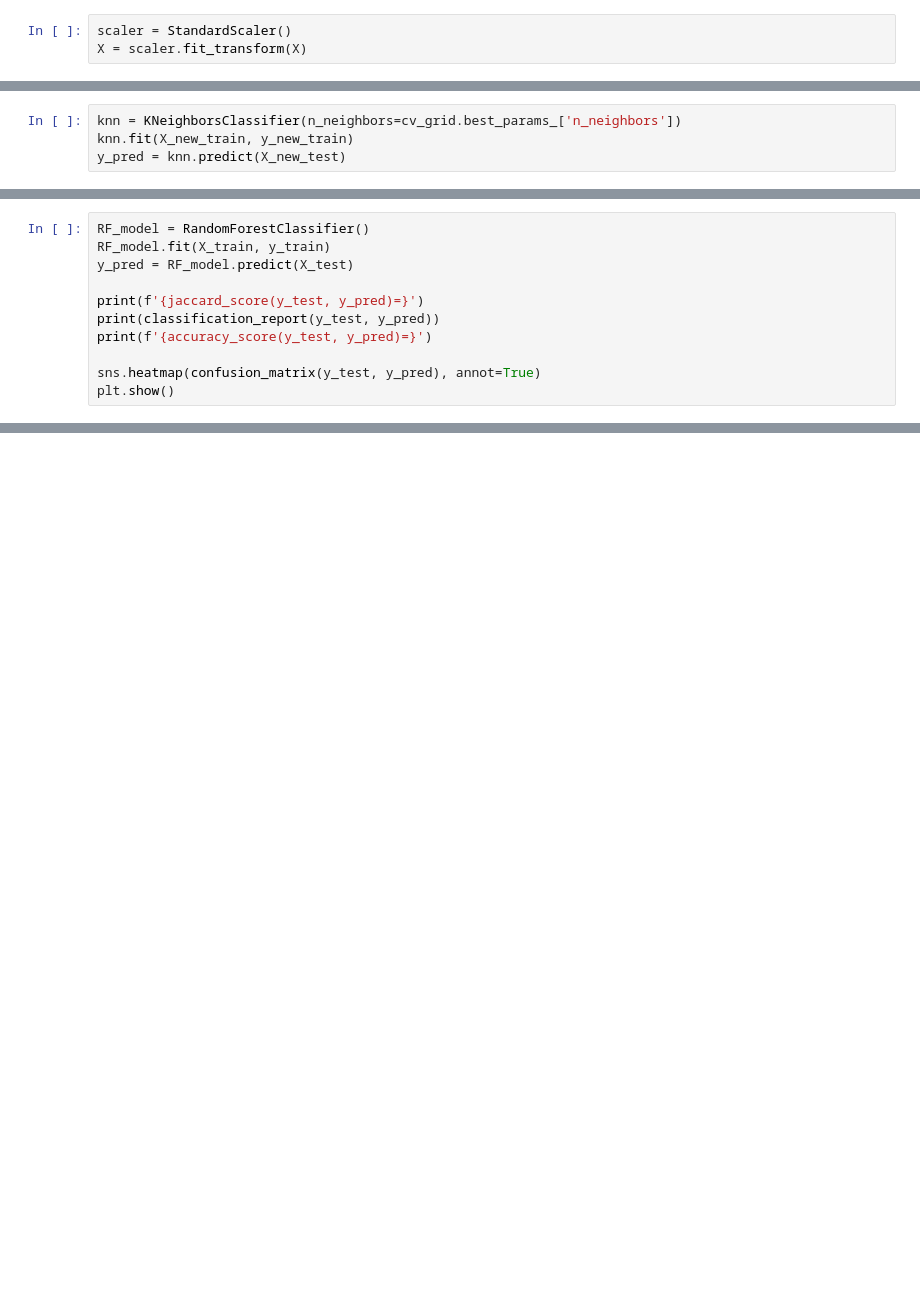
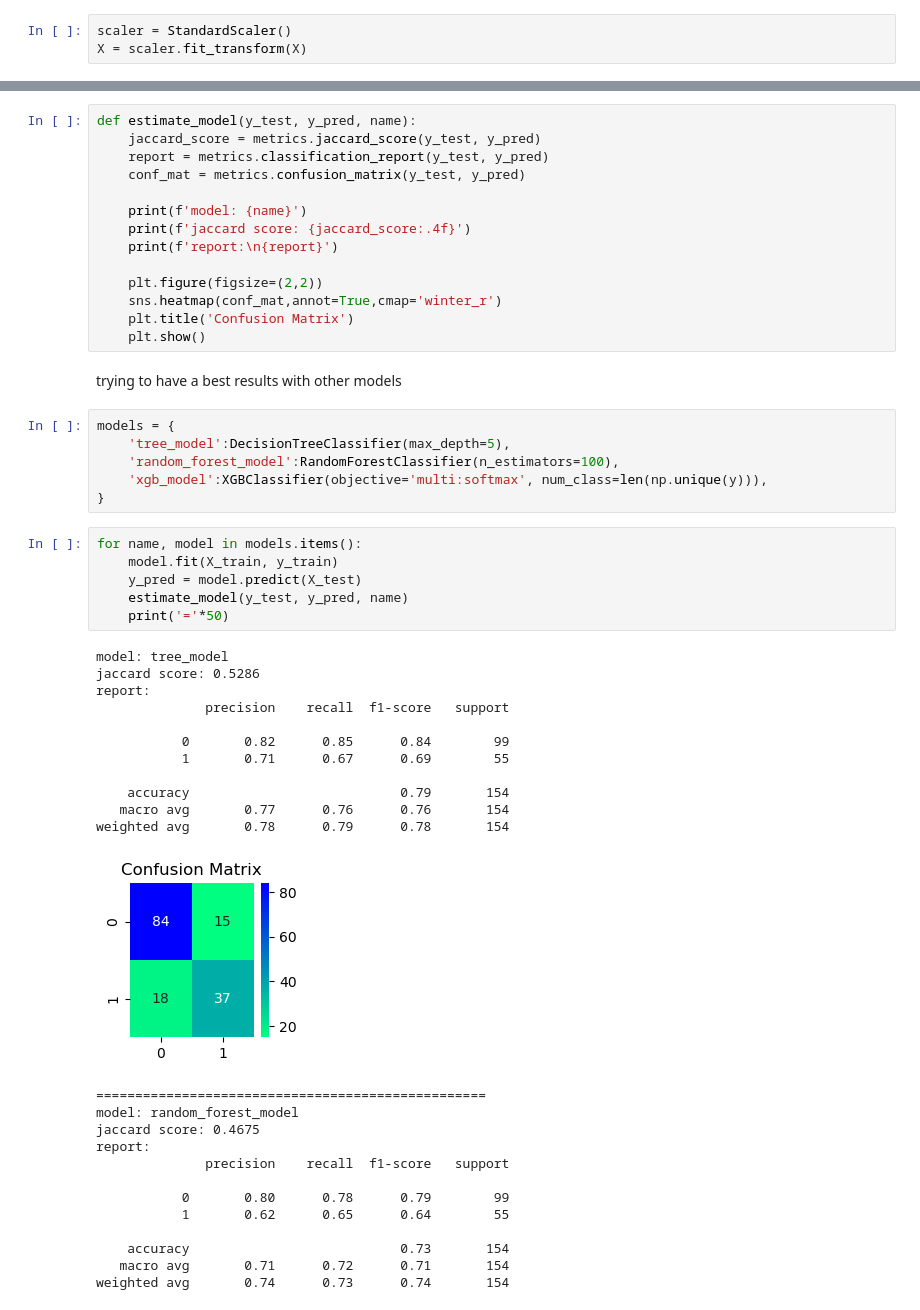
Before and after one commit to abduraaahim/diabetes-diagnosis, a Jupyter notebook: diabetes_diagnosis.ipynb, the cells around one changed output, grey strips where cells are left out. Drawn from its saved outputs; the diff is of its cells as text; blank space fills up the shorter version.

```diff
--- a/diabetes_diagnosis.ipynb
+++ b/diabetes_diagnosis.ipynb
@@ -148,4 +143,0 @@ GridSearchCV(cv=5, estimator=KNeighborsClassifier(),
-# %%
-knn = KNeighborsClassifier(n_neighbors=cv_grid.best_params_['n_neighbors'])
-knn.fit(X_new_train, y_new_train)
-y_pred = knn.predict(X_new_test)
@@ -222,11 +143,0 @@ accuracy_score(y_test, y_pred)=0.7337662337662337
-# %%
-RF_model = RandomForestClassifier()
-RF_model.fit(X_train, y_train)
-y_pred = RF_model.predict(X_test)
-
-print(f'{jaccard_score(y_test, y_pred)=}')
-print(classification_report(y_test, y_pred))
-print(f'{accuracy_score(y_test, y_pred)=}')
-
-sns.heatmap(confusion_matrix(y_test, y_pred), annot=True)
-plt.show()
@@ -245,0 +146,53 @@ accuracy_score(y_test, y_pred)=0.7597402597402597
+# %%
+def estimate_model(y_test, y_pred, name):
+    jaccard_score = metrics.jaccard_score(y_test, y_pred)
+    report = metrics.classification_report(y_test, y_pred)
+    conf_mat = metrics.confusion_matrix(y_test, y_pred)
+
+    print(f'model: {name}')
+    print(f'jaccard score: {jaccard_score:.4f}')
+    print(f'report:\n{report}')
+
+    plt.figure(figsize=(2,2))
+    sns.heatmap(conf_mat,annot=True,cmap='winter_r')
+    plt.title('Confusion Matrix')
+    plt.show()
+# %% [markdown]
+trying to have a best results with other models
+# %%
+models = {
+    'tree_model':DecisionTreeClassifier(max_depth=5),
+    'random_forest_model':RandomForestClassifier(n_estimators=100),
+    'xgb_model':XGBClassifier(objective='multi:softmax', num_class=len(np.unique(y))),
+}
+# %%
+for name, model in models.items():
+    model.fit(X_train, y_train)
+    y_pred = model.predict(X_test)
+    estimate_model(y_test, y_pred, name)
+    print('='*50)
+# %% [output]
+model: tree_model
+jaccard score: 0.5286
+report:
+              precision    recall  f1-score   support
+
+           0       0.82      0.85      0.84        99
+           1       0.71      0.67      0.69        55
+
+    accuracy                           0.79       154
+   macro avg       0.77      0.76      0.76       154
+weighted avg       0.78      0.79      0.78       154
+[figure, added]
+==================================================
+model: random_forest_model
+jaccard score: 0.4675
+report:
+              precision    recall  f1-score   support
+
+           0       0.80      0.78      0.79        99
+           1       0.62      0.65      0.64        55
+
+    accuracy                           0.73       154
+   macro avg       0.71      0.72      0.71       154
+weighted avg       0.74      0.73      0.74       154
```
Also changed, not shown: parts of 32 cells of this notebook.
